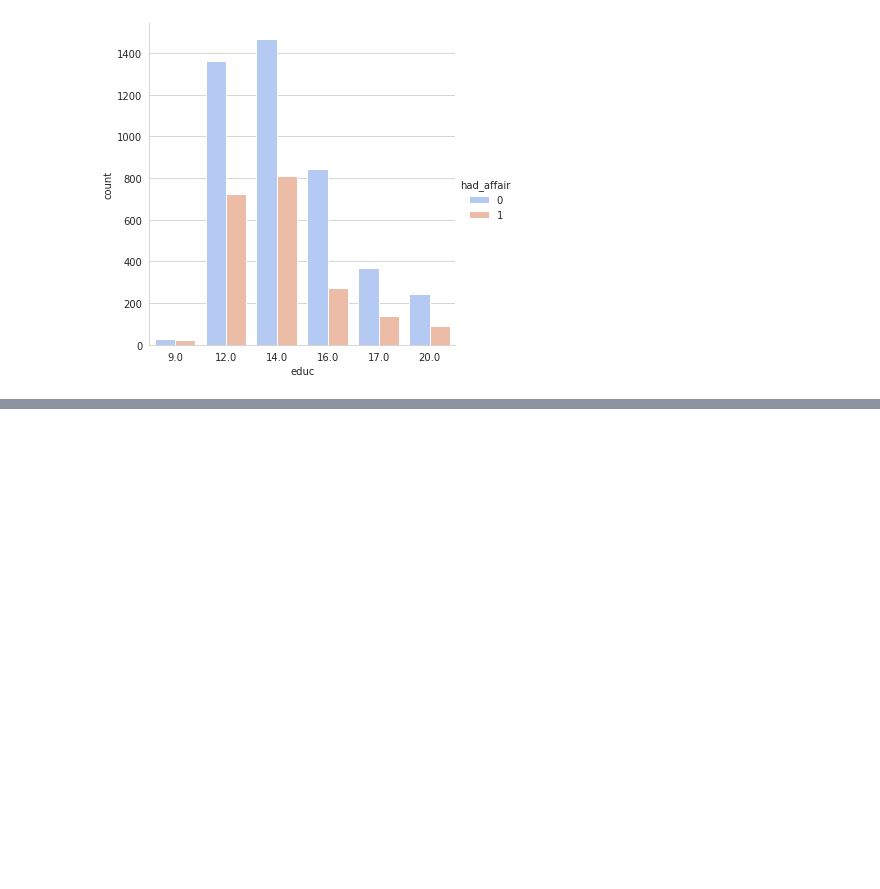
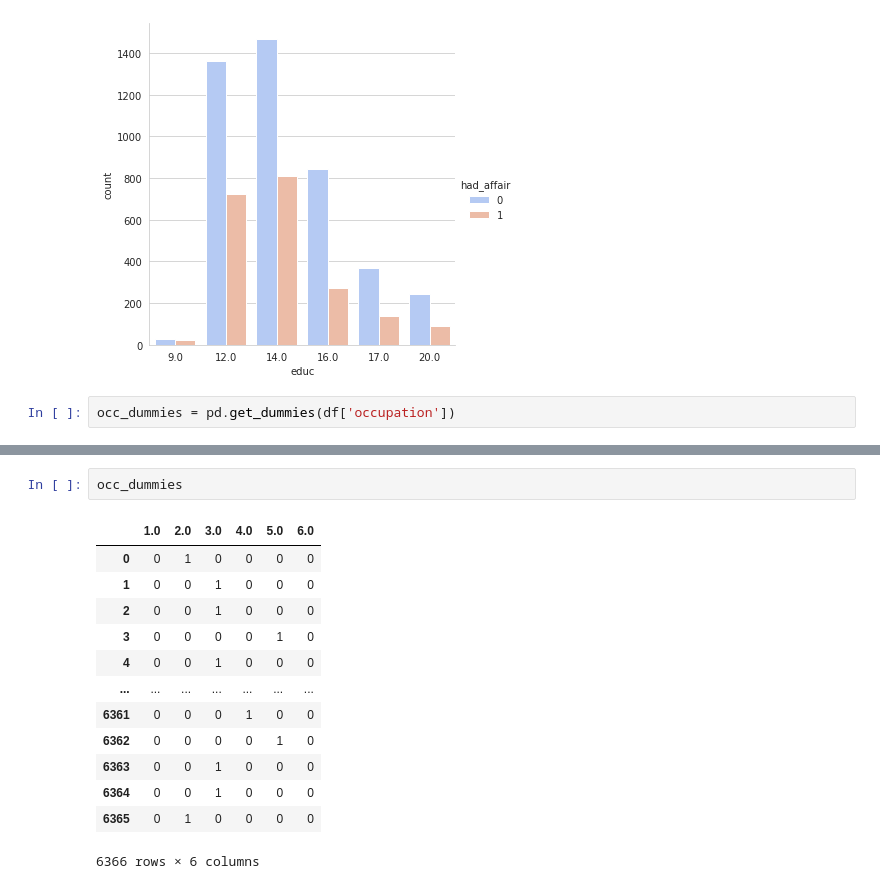
Before and after one commit to Abh1-Shek/LogisticRegression, a Jupyter notebook: LogisticRegression.ipynb, the cells around one changed output, grey strips where cells are left out. Saved outputs shown, nothing was run; the diff lists cells and outputs as text; blank space fills up the shorter version.

```diff
--- a/LogisticRegression.ipynb
+++ b/LogisticRegression.ipynb
@@ -100,3 +100,5 @@ sns.catplot('educ', data = df, hue = 'had_affair', kind = 'count', palette = 'co
 # %% [output]
 <seaborn.axisgrid.FacetGrid at 0x...>
 [figure]
+# %%
+occ_dummies = pd.get_dummies(df['occupation'])
@@ -102,0 +116,16 @@ sns.catplot('educ', data = df, hue = 'had_affair', kind = 'count', palette = 'co
+# %%
+occ_dummies
+# %% [output]
+|  | 1.0 | 2.0 | 3.0 | 4.0 | 5.0 | 6.0 |
+| 0 | 0 | 1 | 0 | 0 | 0 | 0 |
+| 1 | 0 | 0 | 1 | 0 | 0 | 0 |
+| 2 | 0 | 0 | 1 | 0 | 0 | 0 |
+| 3 | 0 | 0 | 0 | 0 | 1 | 0 |
+| 4 | 0 | 0 | 1 | 0 | 0 | 0 |
+| ... | ... | ... | ... | ... | ... | ... |
+| 6361 | 0 | 0 | 0 | 1 | 0 | 0 |
+| 6362 | 0 | 0 | 0 | 0 | 1 | 0 |
+| 6363 | 0 | 0 | 1 | 0 | 0 | 0 |
+| 6364 | 0 | 0 | 1 | 0 | 0 | 0 |
+| 6365 | 0 | 1 | 0 | 0 | 0 | 0 |
+6366 rows × 6 columns
```
Also changed, not shown: parts of 32 cells of this notebook.
